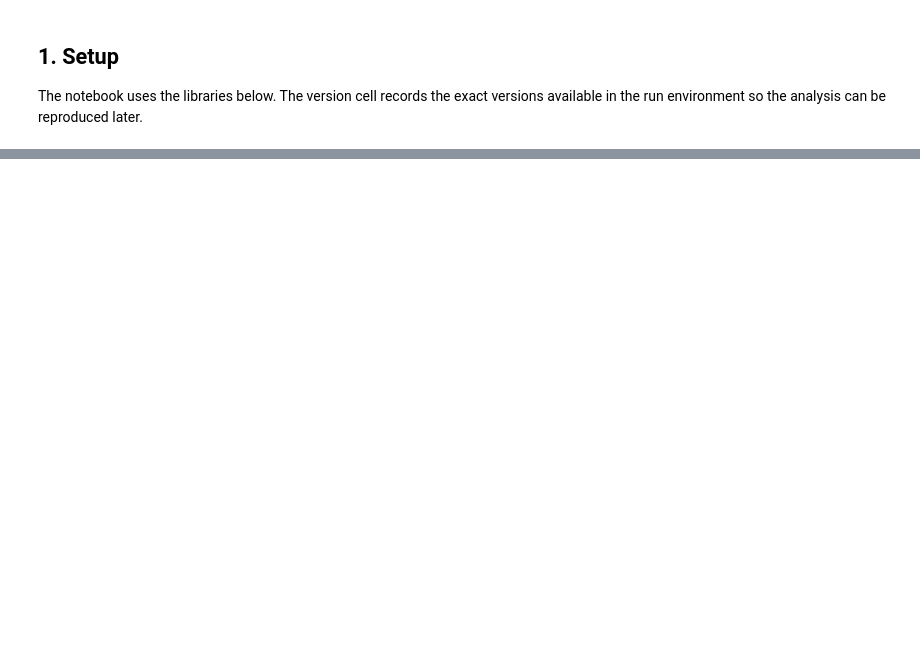
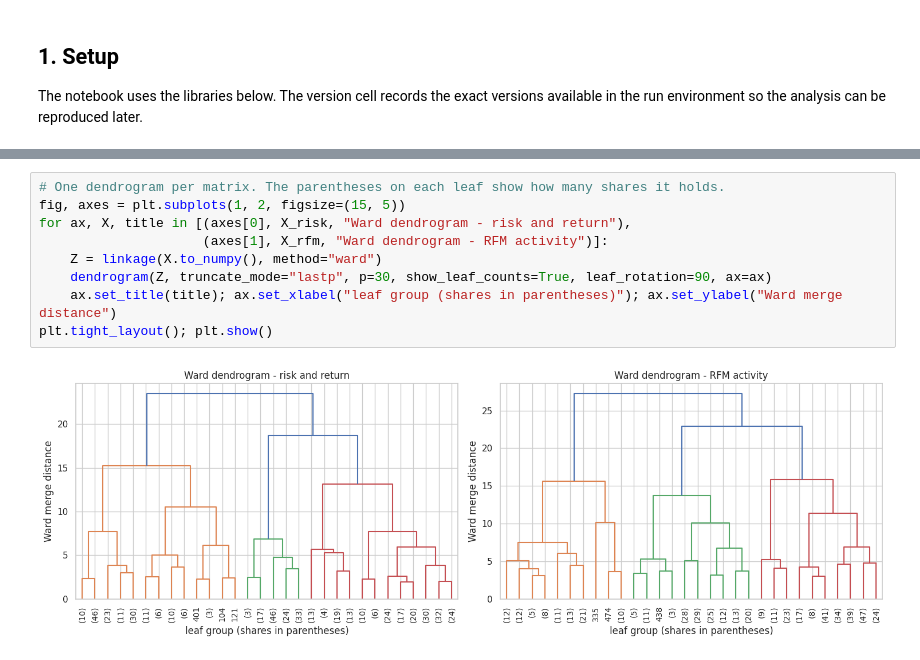
Before and after one commit to LakinduSachin/CR-CM-Coursework, a Jupyter notebook: CR_&_CM_Course_work_Draft2.ipynb, the cells around one changed output, grey strips where cells are left out. Saved outputs shown, nothing was run; the diff lists cells and outputs as text; blank space fills up the shorter version.

```diff
--- a/CR_&_CM_Course_work_Draft2.ipynb
+++ b/CR_&_CM_Course_work_Draft2.ipynb
@@ -941,0 +614,11 @@ Files:
+# %%
+# One dendrogram per matrix. The parentheses on each leaf show how many shares it holds.
+fig, axes = plt.subplots(1, 2, figsize=(15, 5))
+for ax, X, title in [(axes[0], X_risk, "Ward dendrogram - risk and return"),
+                     (axes[1], X_rfm, "Ward dendrogram - RFM activity")]:
+    Z = linkage(X.to_numpy(), method="ward")
+    dendrogram(Z, truncate_mode="lastp", p=30, show_leaf_counts=True, leaf_rotation=90, ax=ax)
+    ax.set_title(title); ax.set_xlabel("leaf group (shares in parentheses)"); ax.set_ylabel("Ward merge distance")
+plt.tight_layout(); plt.show()
+# %% [output]
+[figure, added]
```
Also changed, not shown: parts of 82 cells of this notebook.
